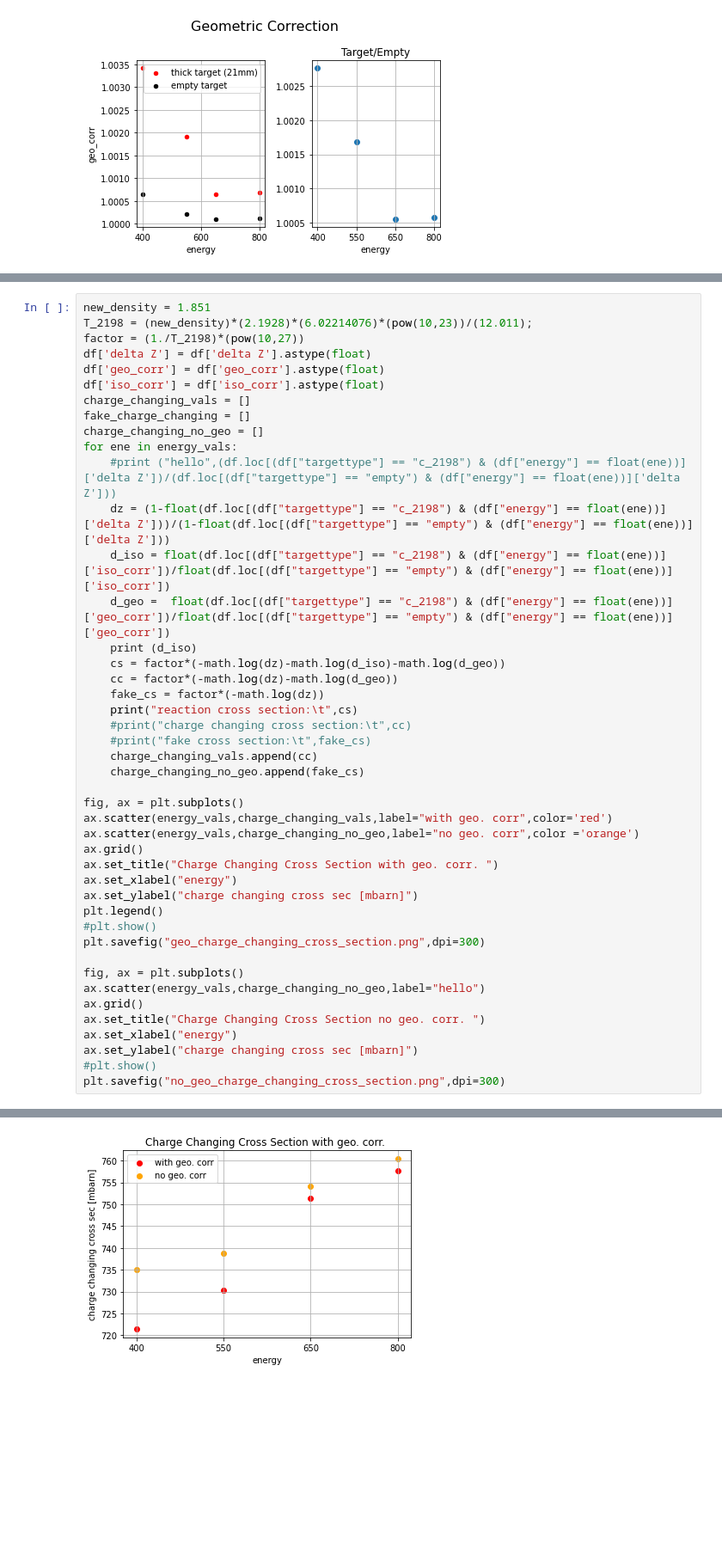
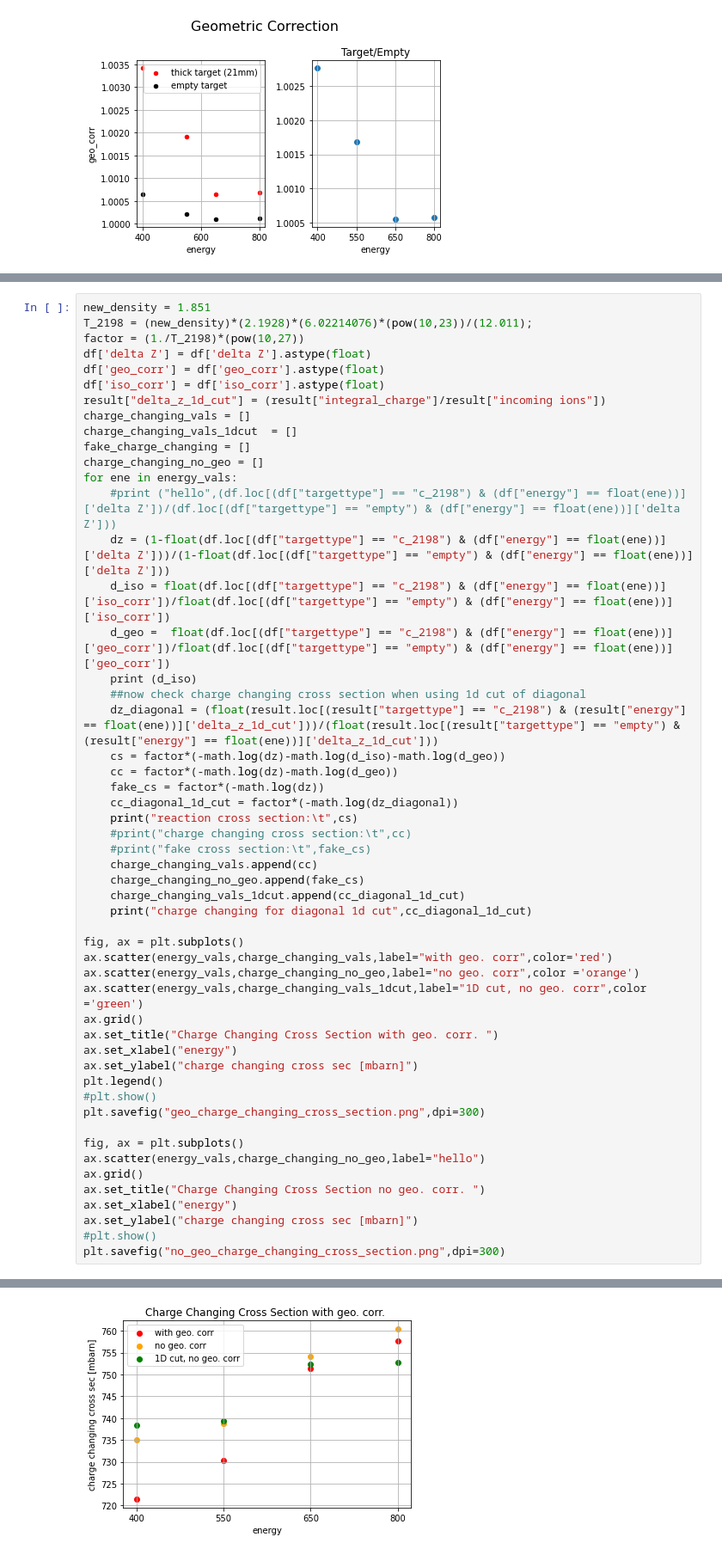
Before and after one commit to jenegger/r3bweek24_gsi, a Jupyter notebook: stats.ipynb, the cells around one changed output, grey strips where cells are left out. Shown at 86% size. Cells and saved outputs as stored; diff of their text form; blank space fills up the shorter version.

```diff
--- a/stats.ipynb
+++ b/stats.ipynb
@@ -228,7 +229,9 @@ factor = (1./T_2198)*(pow(10,27))
 df['delta Z'] = df['delta Z'].astype(float)
 df['geo_corr'] = df['geo_corr'].astype(float)
 df['iso_corr'] = df['iso_corr'].astype(float)
+result["delta_z_1d_cut"] = (result["integral_charge"]/result["incoming ions"])
 charge_changing_vals = []
+charge_changing_vals_1dcut  = []
 fake_charge_changing = []
 charge_changing_no_geo = []
 for ene in energy_vals:
@@ -237,18 +240,24 @@ for ene in energy_vals:
     d_iso = float(df.loc[(df["targettype"] == "c_2198") & (df["energy"] == float(ene))]['iso_corr'])/float(df.loc[(df["targettype"] == "empty") & (df["energy"] == float(ene))]['iso_corr'])
     d_geo =  float(df.loc[(df["targettype"] == "c_2198") & (df["energy"] == float(ene))]['geo_corr'])/float(df.loc[(df["targettype"] == "empty") & (df["energy"] == float(ene))]['geo_corr'])
     print (d_iso)
+    ##now check charge changing cross section when using 1d cut of diagonal
+    dz_diagonal = (float(result.loc[(result["targettype"] == "c_2198") & (result["energy"] == float(ene))]['delta_z_1d_cut']))/(float(result.loc[(result["targettype"] == "empty") & (result["energy"] == float(ene))]['delta_z_1d_cut']))
     cs = factor*(-math.log(dz)-math.log(d_iso)-math.log(d_geo))
     cc = factor*(-math.log(dz)-math.log(d_geo))
     fake_cs = factor*(-math.log(dz))
+    cc_diagonal_1d_cut = factor*(-math.log(dz_diagonal))
     print("reaction cross section:\t",cs)
     #print("charge changing cross section:\t",cc)
     #print("fake cross section:\t",fake_cs)
     charge_changing_vals.append(cc)
     charge_changing_no_geo.append(fake_cs)
+    charge_changing_vals_1dcut.append(cc_diagonal_1d_cut)
+    print("charge changing for diagonal 1d cut",cc_diagonal_1d_cut)
 
 fig, ax = plt.subplots()
 ax.scatter(energy_vals,charge_changing_vals,label="with geo. corr",color='red')
 ax.scatter(energy_vals,charge_changing_no_geo,label="no geo. corr",color ='orange')
+ax.scatter(energy_vals,charge_changing_vals_1dcut,label="1D cut, no geo. corr",color ='green')
 ax.grid()
 ax.set_title("Charge Changing Cross Section with geo. corr. ")
 ax.set_xlabel("energy")
@@ -277,4 +290,4 @@ reaction cross section:  811.6597521620199
-[figure, old version]
+[figure, new version]
 [figure]
 # %%
 #differnt methods to make the isotopic correction
```
Also changed, not shown: parts of 3 cells of this notebook, 3 other files.
